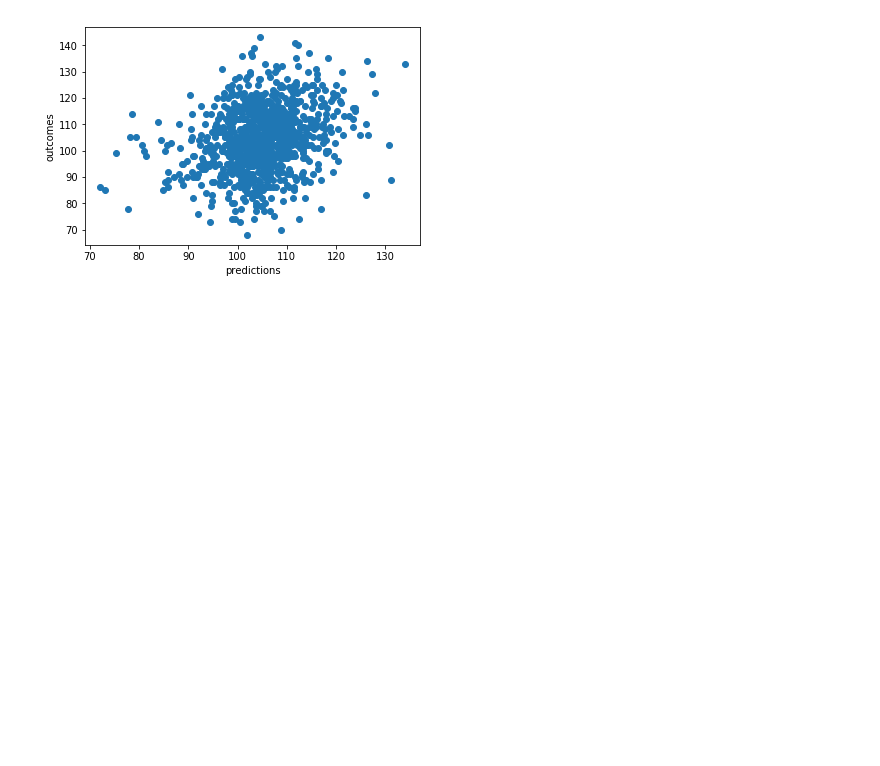
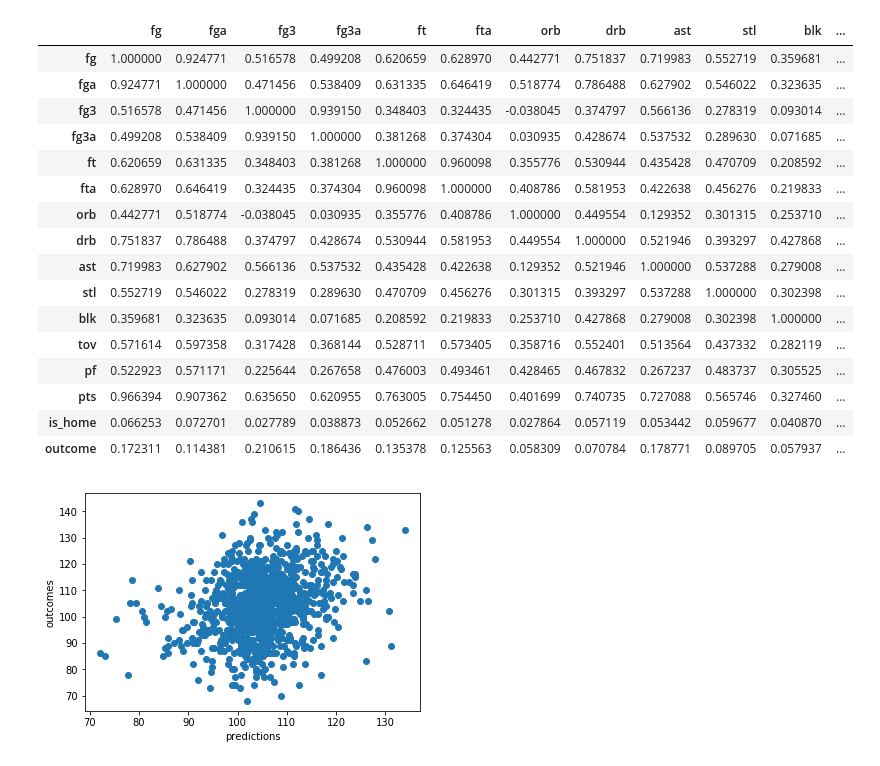
Before and after one commit to ellbosch/light-years, a Jupyter notebook: data.ipynb, the cells around one changed output. Cells and saved outputs as stored; diff of their text form; code cells hidden in the pictures; blank space fills up the shorter version.

```diff
--- a/data.ipynb
+++ b/data.ipynb
@@ -47,3 +97,24 @@ scatter_matrix(df, alpha=0.2, figsize=(6, 6), diagonal='kde')
+# %%
+# ml.matrix_feature_correlations(data_30)
+ml.matrix_feature_correlations(data_30_unadj)
+# %% [output]
+|  | fg | fga | fg3 | fg3a | ft | fta | orb | drb | ast | stl | blk | ... |
+| fg | 1.000000 | 0.924771 | 0.516578 | 0.499208 | 0.620659 | 0.628970 | 0.442771 | 0.751837 | 0.719983 | 0.552719 | 0.359681 | ... |
+| fga | 0.924771 | 1.000000 | 0.471456 | 0.538409 | 0.631335 | 0.646419 | 0.518774 | 0.786488 | 0.627902 | 0.546022 | 0.323635 | ... |
+| fg3 | 0.516578 | 0.471456 | 1.000000 | 0.939150 | 0.348403 | 0.324435 | -0.038045 | 0.374797 | 0.566136 | 0.278319 | 0.093014 | ... |
+| fg3a | 0.499208 | 0.538409 | 0.939150 | 1.000000 | 0.381268 | 0.374304 | 0.030935 | 0.428674 | 0.537532 | 0.289630 | 0.071685 | ... |
+| ft | 0.620659 | 0.631335 | 0.348403 | 0.381268 | 1.000000 | 0.960098 | 0.355776 | 0.530944 | 0.435428 | 0.470709 | 0.208592 | ... |
+| fta | 0.628970 | 0.646419 | 0.324435 | 0.374304 | 0.960098 | 1.000000 | 0.408786 | 0.581953 | 0.422638 | 0.456276 | 0.219833 | ... |
+| orb | 0.442771 | 0.518774 | -0.038045 | 0.030935 | 0.355776 | 0.408786 | 1.000000 | 0.449554 | 0.129352 | 0.301315 | 0.253710 | ... |
+| drb | 0.751837 | 0.786488 | 0.374797 | 0.428674 | 0.530944 | 0.581953 | 0.449554 | 1.000000 | 0.521946 | 0.393297 | 0.427868 | ... |
+| ast | 0.719983 | 0.627902 | 0.566136 | 0.537532 | 0.435428 | 0.422638 | 0.129352 | 0.521946 | 1.000000 | 0.537288 | 0.279008 | ... |
+| stl | 0.552719 | 0.546022 | 0.278319 | 0.289630 | 0.470709 | 0.456276 | 0.301315 | 0.393297 | 0.537288 | 1.000000 | 0.302398 | ... |
+| blk | 0.359681 | 0.323635 | 0.093014 | 0.071685 | 0.208592 | 0.219833 | 0.253710 | 0.427868 | 0.279008 | 0.302398 | 1.000000 | ... |
+| tov | 0.571614 | 0.597358 | 0.317428 | 0.368144 | 0.528711 | 0.573405 | 0.358716 | 0.552401 | 0.513564 | 0.437332 | 0.282119 | ... |
+| pf | 0.522923 | 0.571171 | 0.225644 | 0.267658 | 0.476003 | 0.493461 | 0.428465 | 0.467832 | 0.267237 | 0.483737 | 0.305525 | ... |
+| pts | 0.966394 | 0.907362 | 0.635650 | 0.620955 | 0.763005 | 0.754450 | 0.401699 | 0.740735 | 0.727088 | 0.565746 | 0.327460 | ... |
+| is_home | 0.066253 | 0.072701 | 0.027789 | 0.038873 | 0.052662 | 0.051278 | 0.027864 | 0.057119 | 0.053442 | 0.059677 | 0.040870 | ... |
+| outcome | 0.172311 | 0.114381 | 0.210615 | 0.186436 | 0.135378 | 0.125563 | 0.058309 | 0.070784 | 0.178771 | 0.089705 | 0.057937 | ... |
 # %%
 import matplotlib.pyplot as plt
 import numpy as np
```
Also changed, not shown: parts of 5 cells of this notebook, 2 other files.
